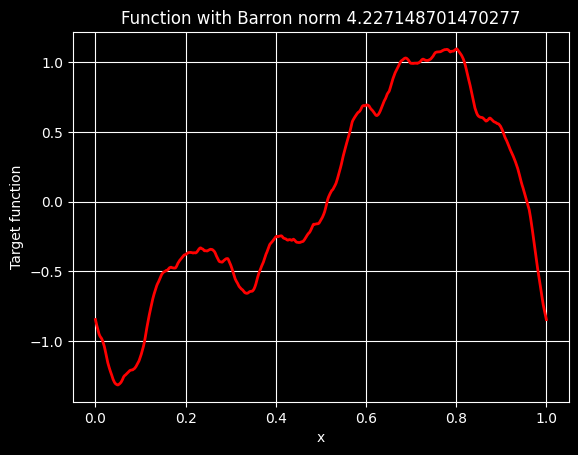
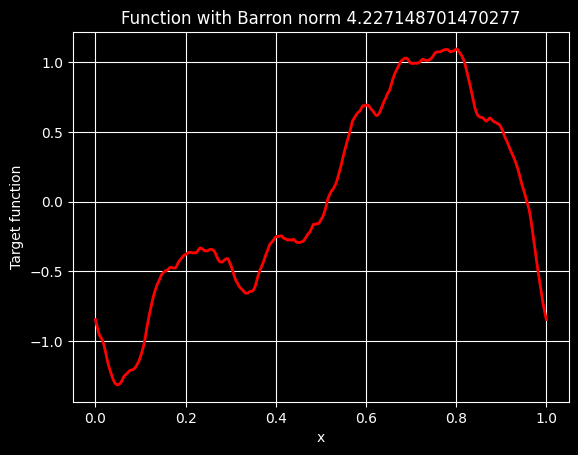
The change to this notebook cell's code, shown as a diff; its figure went from the first image to the second:
--- before
+++ after
@@ -11,9 +11,10 @@
 n = int(N/2)
 alpha = 1
-beta = 2.1      # beta > 2 for having a finite Barron norm
+beta = 2.1                                              # beta > 2 for having a finite Barron norm
 omega = np.arange(1, n+1)                   # low and high frequencies
-phi = np.random.uniform(0, 2*math.pi, size=n)     # phase shift
-w = 1+np.abs(omega)                                # weight function
-c = alpha / w**beta                                 # ansatz for the amplitude
+phi = np.random.uniform(0, 2*math.pi, size=n)      # phase shift
+w = 1+np.abs(omega)                                     # weight function
+c = alpha / w**beta                                     # ansatz for the amplitude
+
 
 # Evaluate the Barron norm (p = 1)
@@ -31,6 +32,7 @@
 print(f'The barron norm is {barron_norm}. \n The normalized L2 norm is {L2_norm_normalized}')
 
+
 # Spatial domain
-x = torch.linspace(0,1,N).view(-1, 1)
+x = torch.linspace(0,1,N).view(-1, 1).float()
 
 # Numpy Array -> torch tensor
@@ -40,5 +42,5 @@
 
 # Create the target function that we want to approximate
-y = torch.sum(c_tensor * torch.sin(2*math.pi*omega_tensor*x + phi_tensor), dim=1)
+y = torch.sum(c_tensor * torch.sin(2*math.pi*omega_tensor*x + phi_tensor), dim=1).float()
 
 
@@ -50,3 +52,2 @@
 plt.ylabel('Target function')
 plt.grid(True)
-#plt.close()

Commit: Target function change + learning rate history + best model saving